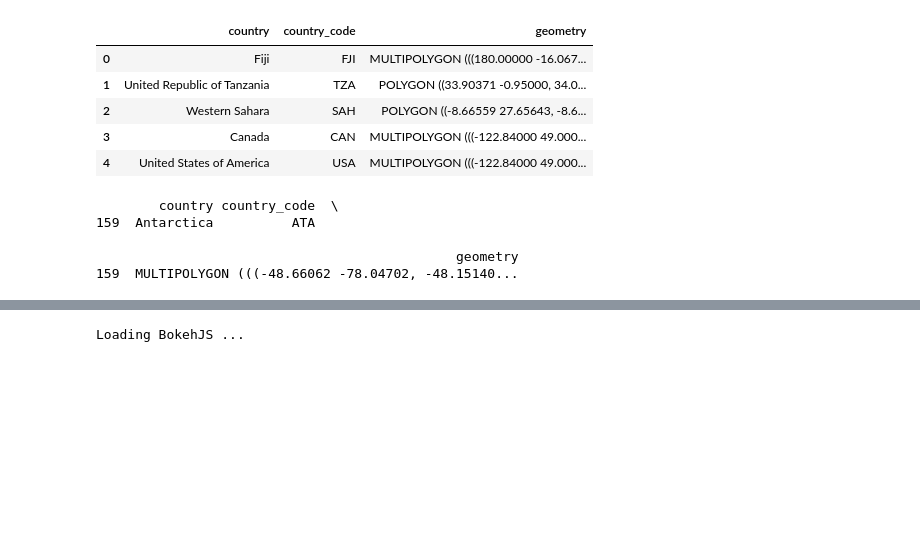
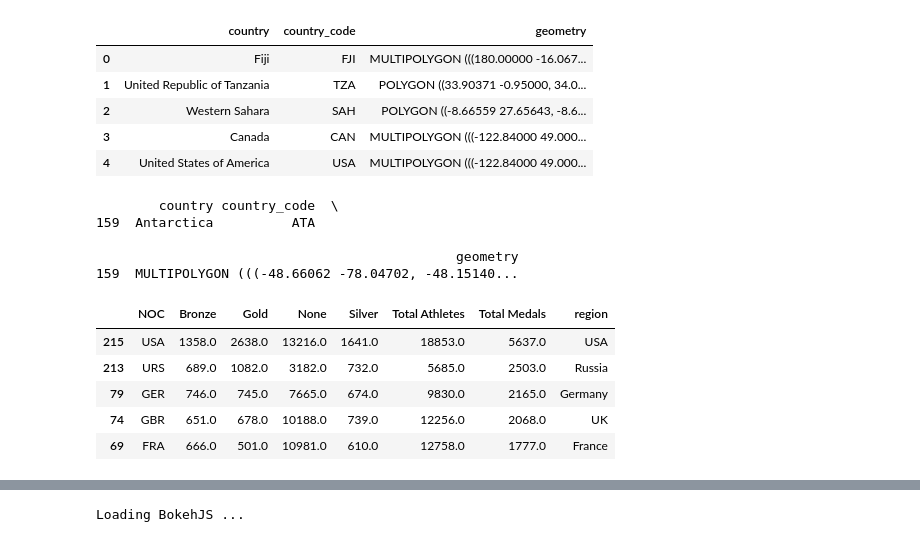
Before and after one commit to huntersapienza/Modern-Olympic-Games-Data-Analysis, a Jupyter notebook: Exploring Countries.ipynb, the cells around one changed output, grey strips where cells are left out. Drawn from its saved outputs; the diff is of its cells as text; code cells hidden in the pictures; blank space fills up the shorter version.

```diff
--- a/Exploring Countries.ipynb
+++ b/Exploring Countries.ipynb
@@ -208,3 +185,12 @@ gdf = gdf.drop(gdf.index[159])
 159  MULTIPOLYGON (((-48.66062 -78.04702, -48.15140...
 # %%
 mapping_data = medals_per_country_final.copy()
+# %%
+mapping_data.head()
+# %% [output]
+|  | NOC | Bronze | Gold | None | Silver | Total Athletes | Total Medals | region |
+| 215 | USA | 1358.0 | 2638.0 | 13216.0 | 1641.0 | 18853.0 | 5637.0 | USA |
+| 213 | URS | 689.0 | 1082.0 | 3182.0 | 732.0 | 5685.0 | 2503.0 | Russia |
+| 79 | GER | 746.0 | 745.0 | 7665.0 | 674.0 | 9830.0 | 2165.0 | Germany |
+| 74 | GBR | 651.0 | 678.0 | 10188.0 | 739.0 | 12256.0 | 2068.0 | UK |
+| 69 | FRA | 666.0 | 501.0 | 10981.0 | 610.0 | 12758.0 | 1777.0 | France |
```
Also changed, not shown: parts of 11 cells of this notebook, 3 other files.
